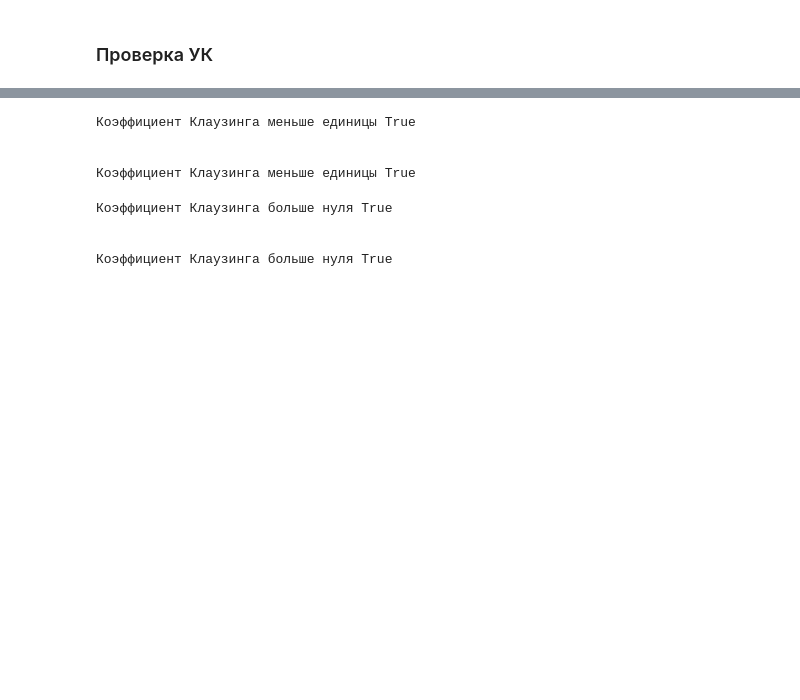
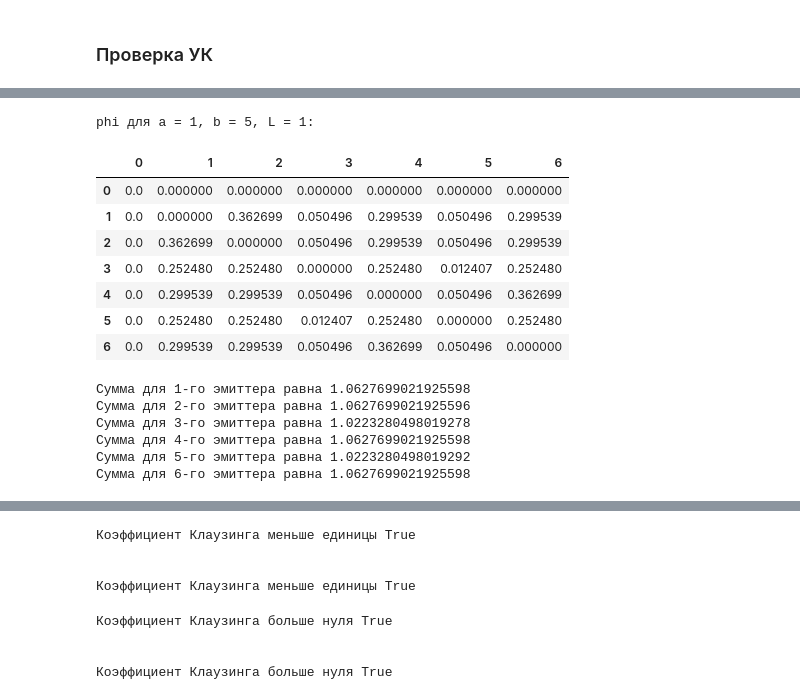
Before and after one commit to eprush/MethodOfAngularCoefficients, a Jupyter notebook: tests.ipynb, the cells around one changed output, grey strips where cells are left out. Cells and saved outputs as stored; diff of their text form; code cells hidden in the pictures; blank space fills up the shorter version.

```diff
--- a/tests.ipynb
+++ b/tests.ipynb
@@ -135,3 +114,23 @@ test_2(phi_2)
+# %%
+print("phi для a = 1, b = 5, L = 1:")
+display(test_1(phi_2))
+test_2(phi_2)
+# %% [output]
+phi для a = 1, b = 5, L = 1:
+|  | 0 | 1 | 2 | 3 | 4 | 5 | 6 |
+| 0 | 0.0 | 0.000000 | 0.000000 | 0.000000 | 0.000000 | 0.000000 | 0.000000 |
+| 1 | 0.0 | 0.000000 | 0.362699 | 0.050496 | 0.299539 | 0.050496 | 0.299539 |
+| 2 | 0.0 | 0.362699 | 0.000000 | 0.050496 | 0.299539 | 0.050496 | 0.299539 |
+| 3 | 0.0 | 0.252480 | 0.252480 | 0.000000 | 0.252480 | 0.012407 | 0.252480 |
+| 4 | 0.0 | 0.299539 | 0.299539 | 0.050496 | 0.000000 | 0.050496 | 0.362699 |
+| 5 | 0.0 | 0.252480 | 0.252480 | 0.012407 | 0.252480 | 0.000000 | 0.252480 |
+| 6 | 0.0 | 0.299539 | 0.299539 | 0.050496 | 0.362699 | 0.050496 | 0.000000 |
+Сумма для 1-го эмиттера равна 1.0627699021925598
+Сумма для 2-го эмиттера равна 1.0627699021925596
+Сумма для 3-го эмиттера равна 1.0223280498019278
+Сумма для 4-го эмиттера равна 1.0627699021925598
+Сумма для 5-го эмиттера равна 1.0223280498019292
+Сумма для 6-го эмиттера равна 1.0627699021925598
 # %%
 test_3(tube_1)
 test_3(tube_2)
```
Also changed, not shown: parts of 10 cells of this notebook, 3 other files.
